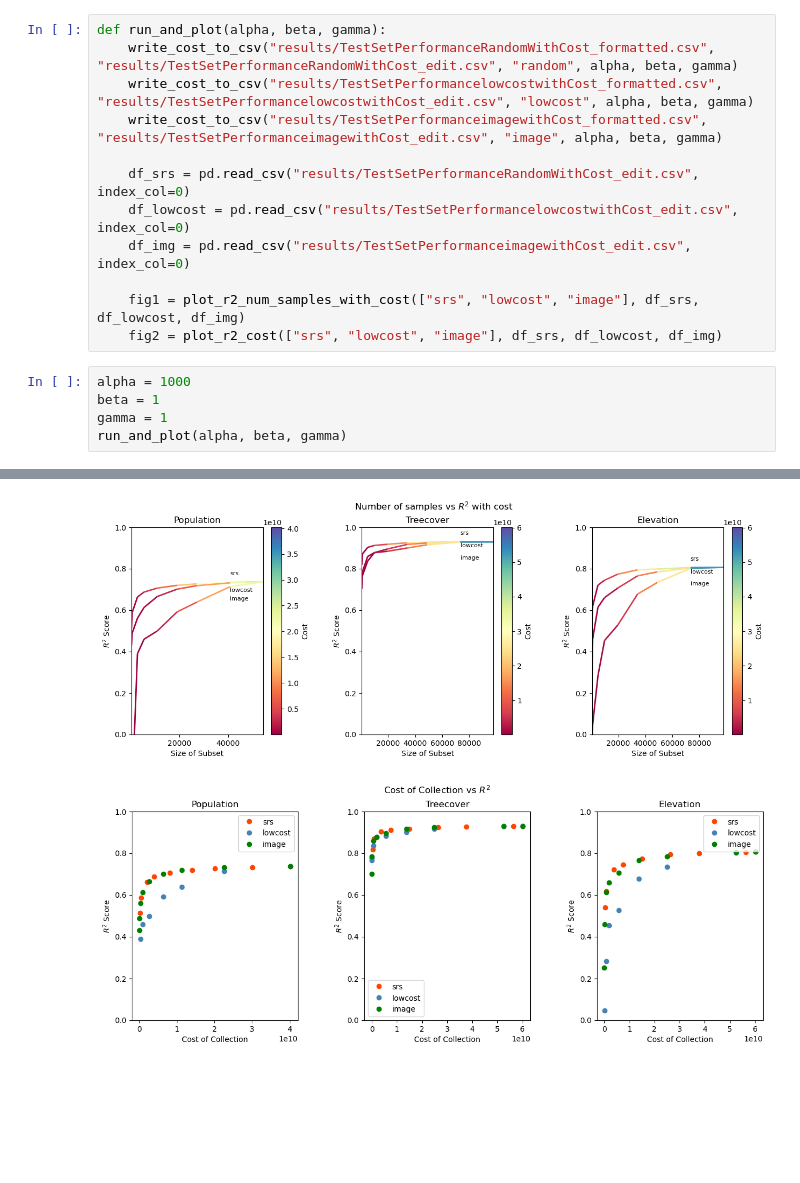
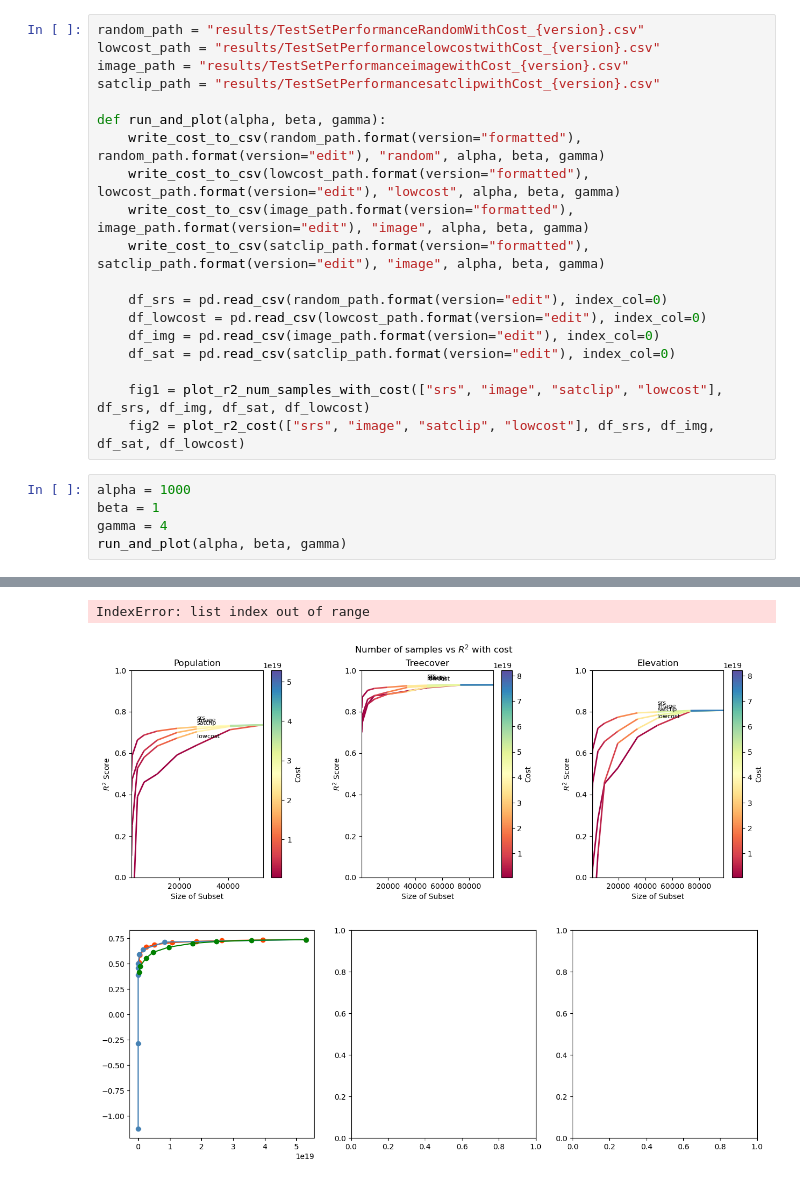
Before and after one commit to UCBoulder/optimizedsampling, a Jupyter notebook: cost.ipynb, the cells around one changed output, grey strips where cells are left out. Drawn from its saved outputs; the diff is of its cells as text; blank space fills up the shorter version.

Commit message:
updated results

```diff
--- a/cost.ipynb
+++ b/cost.ipynb
@@ -12,18 +12,25 @@ If not desired, please reset os.environ["MOSAIKS_NAME"]
-# %%
-def run_and_plot(alpha, beta, gamma):
-    write_cost_to_csv("results/TestSetPerformanceRandomWithCost_formatted.csv", "results/TestSetPerformanceRandomWithCost_edit.csv", "random", alpha, beta, gamma)
-    write_cost_to_csv("results/TestSetPerformancelowcostwithCost_formatted.csv", "results/TestSetPerformancelowcostwithCost_edit.csv", "lowcost", alpha, beta, gamma)
-    write_cost_to_csv("results/TestSetPerformanceimagewithCost_formatted.csv", "results/TestSetPerformanceimagewithCost_edit.csv", "image", alpha, beta, gamma)
-
-    df_srs = pd.read_csv("results/TestSetPerformanceRandomWithCost_edit.csv", index_col=0)
-    df_lowcost = pd.read_csv("results/TestSetPerformancelowcostwithCost_edit.csv", index_col=0)
-    df_img = pd.read_csv("results/TestSetPerformanceimagewithCost_edit.csv", index_col=0)
-
-    fig1 = plot_r2_num_samples_with_cost(["srs", "lowcost", "image"], df_srs, df_lowcost, df_img)
-    fig2 = plot_r2_cost(["srs", "lowcost", "image"], df_srs, df_lowcost, df_img)
+# %%
+random_path = "results/TestSetPerformanceRandomWithCost_{version}.csv"
+lowcost_path = "results/TestSetPerformancelowcostwithCost_{version}.csv"
+image_path = "results/TestSetPerformanceimagewithCost_{version}.csv"
+satclip_path = "results/TestSetPerformancesatclipwithCost_{version}.csv"
+
+def run_and_plot(alpha, beta, gamma):
+    write_cost_to_csv(random_path.format(version="formatted"), random_path.format(version="edit"), "random", alpha, beta, gamma)
+    write_cost_to_csv(lowcost_path.format(version="formatted"), lowcost_path.format(version="edit"), "lowcost", alpha, beta, gamma)
+    write_cost_to_csv(image_path.format(version="formatted"), image_path.format(version="edit"), "image", alpha, beta, gamma)
+    write_cost_to_csv(satclip_path.format(version="formatted"), satclip_path.format(version="edit"), "image", alpha, beta, gamma)
+
+    df_srs = pd.read_csv(random_path.format(version="edit"), index_col=0)
+    df_lowcost = pd.read_csv(lowcost_path.format(version="edit"), index_col=0)
+    df_img = pd.read_csv(image_path.format(version="edit"), index_col=0)
+    df_sat = pd.read_csv(satclip_path.format(version="edit"), index_col=0)
+
+    fig1 = plot_r2_num_samples_with_cost(["srs", "image", "satclip", "lowcost"], df_srs, df_img, df_sat, df_lowcost)
+    fig2 = plot_r2_cost(["srs", "image", "satclip", "lowcost"], df_srs, df_img, df_sat, df_lowcost)
 # %%
 alpha = 1000
 beta = 1
-gamma = 1
+gamma = 4
 run_and_plot(alpha, beta, gamma)
 # %% [output]
@@ -30,2 +54,3 @@ run_and_plot(alpha, beta, gamma)
+IndexError: list index out of range
-[figure, old version]
+[figure, new version]
-[figure, old version]
+[figure, new version]
```
Also changed, not shown: parts of 3 cells of this notebook, 12 other files.
